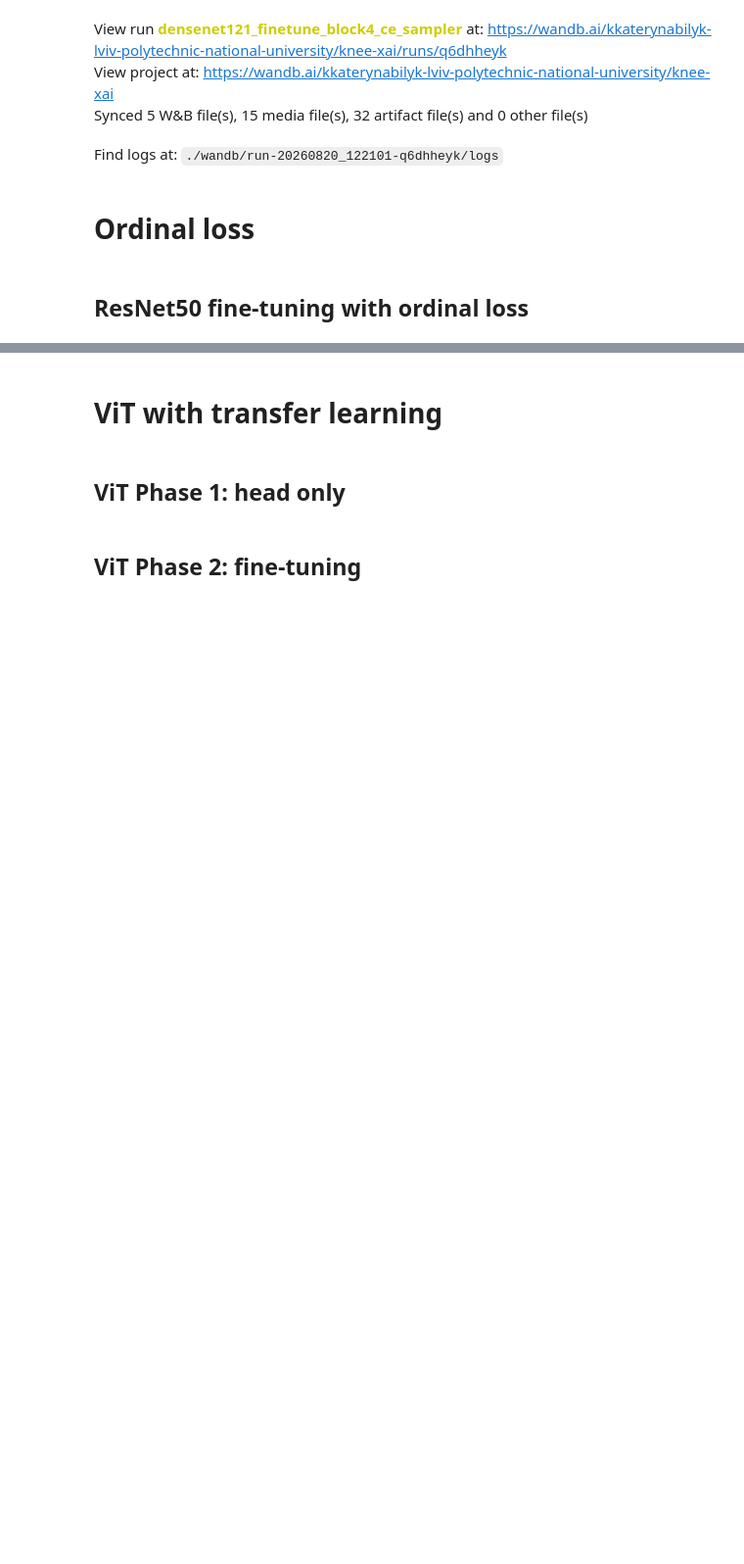
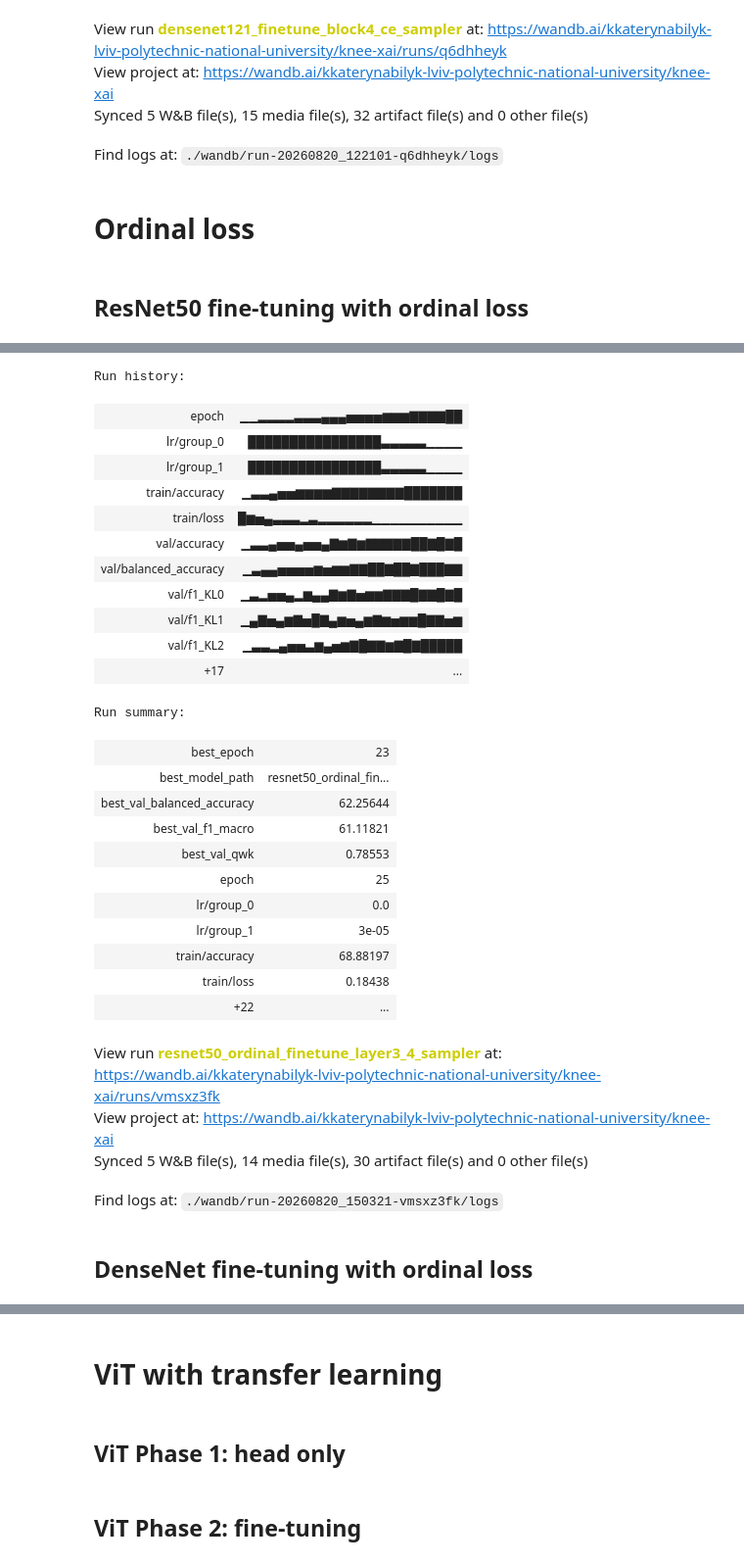
Before and after one commit to kubyllka/knee-osteoarthritis-xai, a Jupyter notebook: knee-osteoarthritis-anysis.ipynb, the cells around one changed output, grey strips where cells are left out. Shown at 98% size. Drawn from its saved outputs; the diff is of its cells as text; code cells hidden in the pictures; blank space fills up the shorter version.

Commit message:
Kaggle Notebook | Knee osteoarthritis | Version 9

```diff
--- a/knee-osteoarthritis-anysis.ipynb
+++ b/knee-osteoarthritis-anysis.ipynb
@@ -3107,0 +3365,20 @@ config_resnet_ordinal = {
+# %%
+resnet_ordinal_model, best_val_f1, best_epoch, best_model_path = (
+    train_model_ordinal(
+        model=resnet_ordinal_model,
+        train_loader=train_loader,
+        val_loader=val_loader,
+        criterion=criterion_ordinal,
+        optimizer=optimizer_ordinal,
+        scheduler=scheduler_ordinal,
+        device=device,
+        config=config_resnet_ordinal,
+        run=run,
+        best_model_path="resnet50_ordinal_finetune_layer3_4_best.pth",
+        early_stopping=EarlyStopping(
+            patience=6,
+            min_delta=0.1
+        ),
+        num_classes=NUM_CLASSES
+    )
+)
@@ -3107,0 +3498,15 @@ config_resnet_ordinal = {
+# %%
+resnet_ordinal_model, best_val_metrics = finalize_run_ordinal(
+    model=resnet_ordinal_model,
+    val_loader=val_loader,
+    criterion=criterion_ordinal,
+    device=device,
+    config=config_resnet_ordinal,
+    run=run,
+    best_epoch=best_epoch,
+    best_val_f1=best_val_f1,
+    best_model_path=best_model_path,
+    artifact_name="resnet50_ordinal_finetune_layer3_4",
+    num_classes=NUM_CLASSES
+)
+# %% [output]
@@ -3107,0 +3514,30 @@ config_resnet_ordinal = {
+Run history:
+| epoch | ▁▁▂▂▂▂▃▃▃▄▄▄▅▅▅▅▆▆▆▇▇▇▇██ |
+| lr/group_0 | ████████████████▃▃▃▃▃▁▁▁▁ |
+| lr/group_1 | ████████████████▃▃▃▃▃▁▁▁▁ |
+| train/accuracy | ▁▃▃▄▅▅▆▆▆▆▇▇▇▇▇▇▇▇███████ |
+| train/loss | █▆▅▄▃▃▃▂▃▂▂▂▂▂▂▁▁▁▁▁▁▁▁▁▁ |
+| val/accuracy | ▁▃▃▄▅▅▄▅▅▄▇▆▇▆▇▇▇▇▇██▇█▇█ |
+| val/balanced_accuracy | ▁▃▄▄▅▅▅▅▆▅▆▆▇▇██▇██▇███▇▇ |
+| val/f1_KL0 | ▁▃▂▅▅▄▂▆▄▄▇▆▇▅▆▆▇▇▇█▇▇█▇█ |
+| val/f1_KL1 | ▁▄▇▅▄▆▇▅█▇▄▆▅▄▆▇▆▅▆▆█▇▇▅▆ |
+| val/f1_KL2 | ▁▃▃▂▄▅▅▃▆▄▅▆▇█▇▇▆▇█▇█████ |
+| +17 | ... |
+Run summary:
+| best_epoch | 23 |
+| best_model_path | resnet50_ordinal_fin... |
+| best_val_balanced_accuracy | 62.25644 |
+| best_val_f1_macro | 61.11821 |
+| best_val_qwk | 0.78553 |
+| epoch | 25 |
+| lr/group_0 | 0.0 |
+| lr/group_1 | 3e-05 |
+| train/accuracy | 68.88197 |
+| train/loss | 0.18438 |
+| +22 | ... |
+View run resnet50_ordinal_finetune_layer3_4_sampler at: https://wandb.ai/kkaterynabilyk-lviv-polytechnic-national-university/knee-xai/runs/vmsxz3fk
+View project at: https://wandb.ai/kkaterynabilyk-lviv-polytechnic-national-university/knee-xai
+Synced 5 W&B file(s), 14 media file(s), 30 artifact file(s) and 0 other file(s)
+Find logs at: ./wandb/run-20260820_150321-vmsxz3fk/logs
+# %% [markdown]
+## DenseNet fine-tuning with ordinal loss
```
Also changed, not shown: parts of 17 cells of this notebook.
